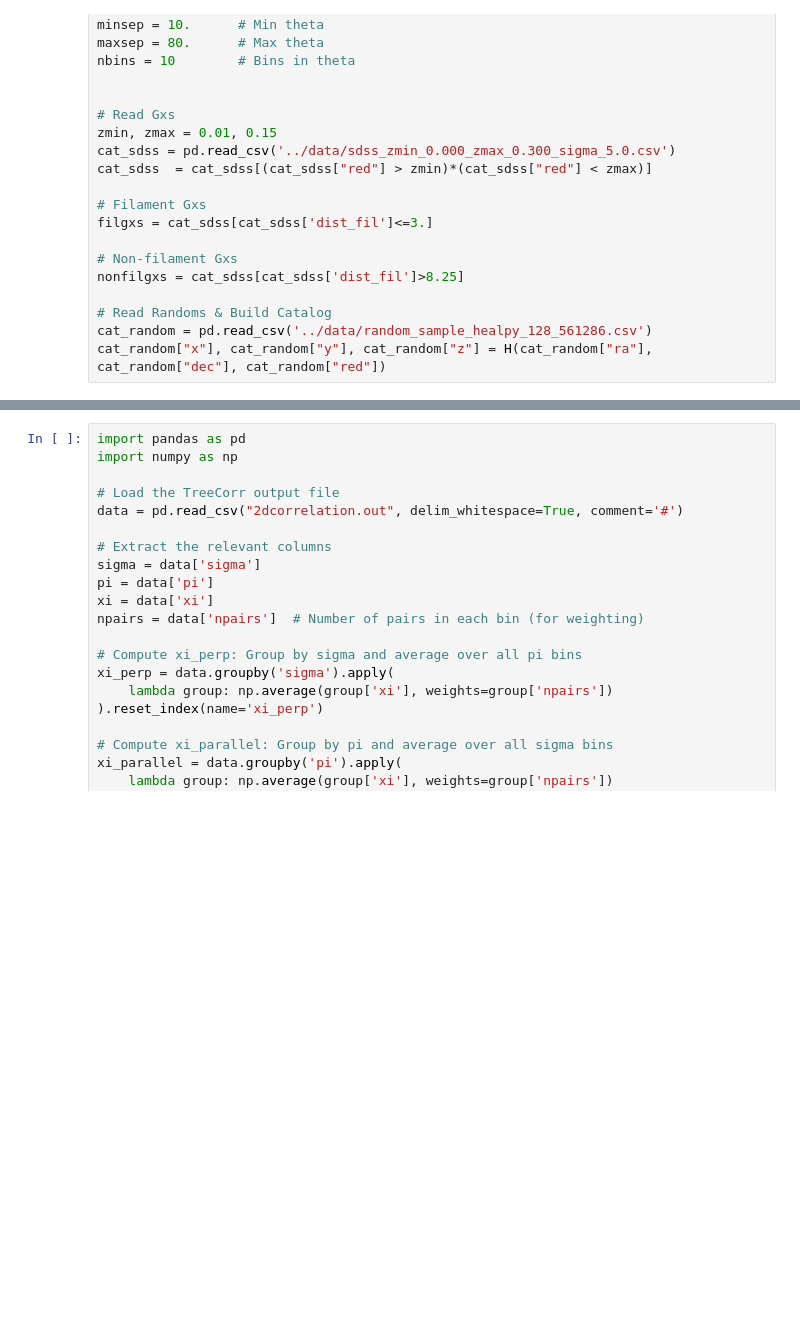
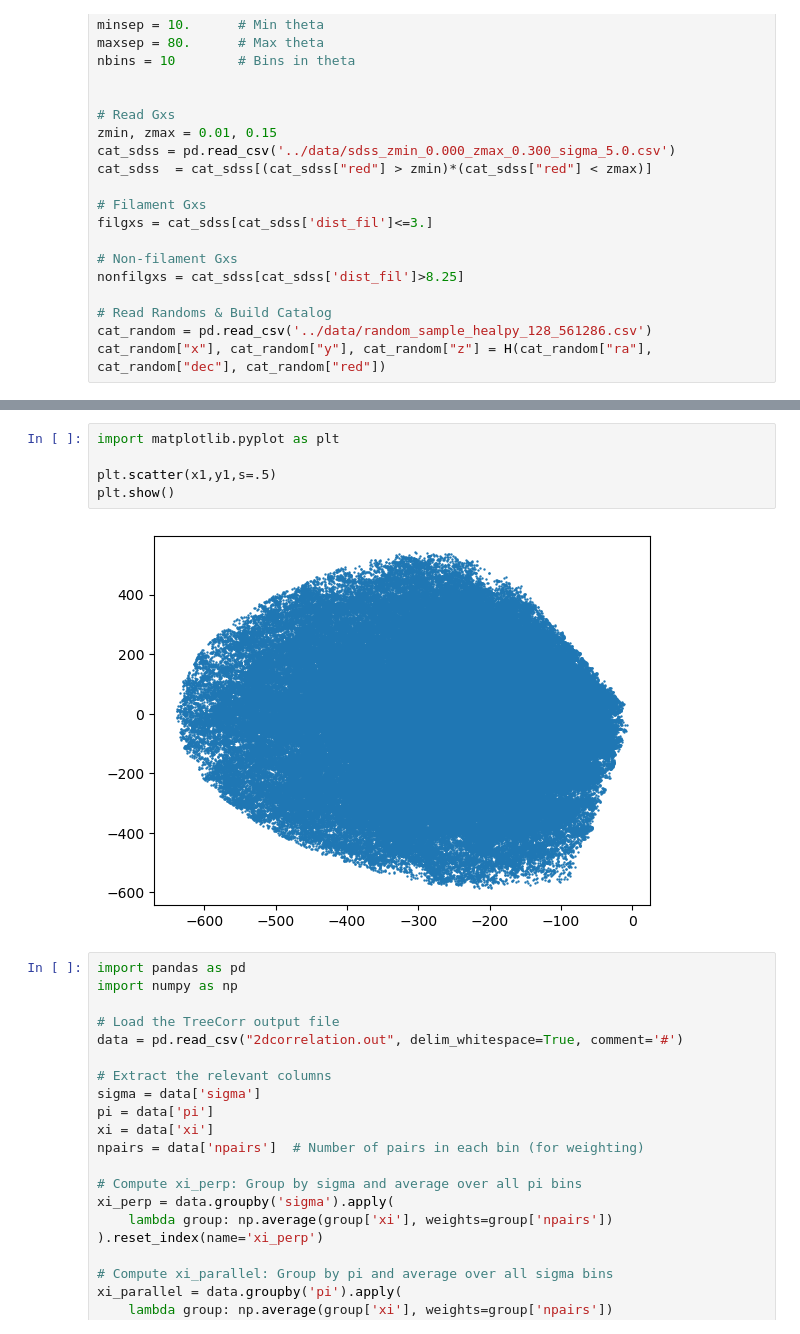
Before and after one commit to FedeDavilaKurban/filbao, a Jupyter notebook: 2dcorrelation_brute.ipynb, the cells around one changed output, grey strips where cells are left out. Cells and saved outputs as stored; diff of their text form; blank space fills up the shorter version.

```diff
--- a/2dcorrelation_brute.ipynb
+++ b/2dcorrelation_brute.ipynb
@@ -101,3 +117,10 @@ print(dir(libcd))
+# %%
+import matplotlib.pyplot as plt
+
+plt.scatter(x1,y1,s=.5)
+plt.show()
+# %% [output]
+[figure, added]
 # %%
 import pandas as pd
 import numpy as np
```
Also changed, not shown: parts of 4 cells of this notebook, 4 other files.
